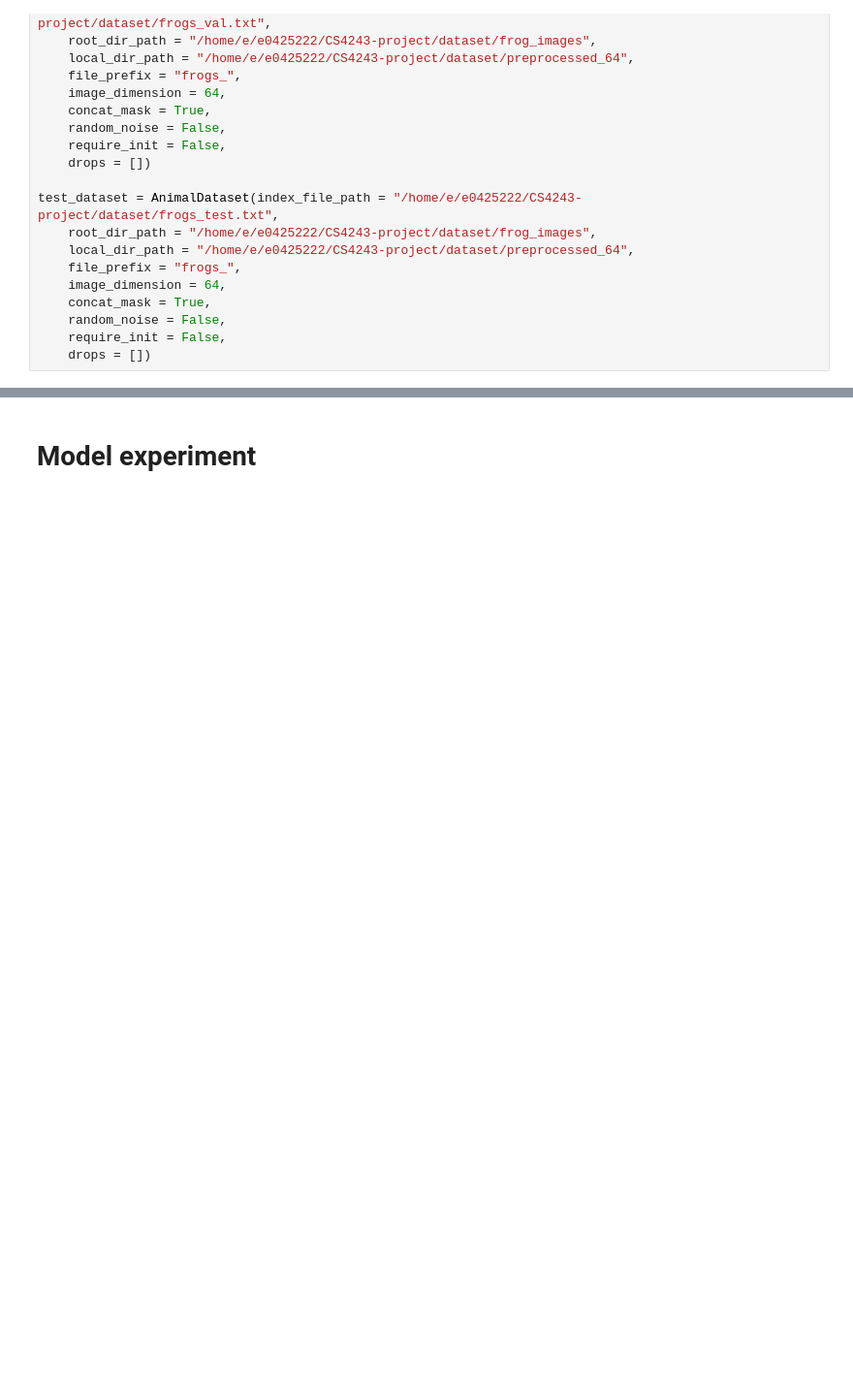
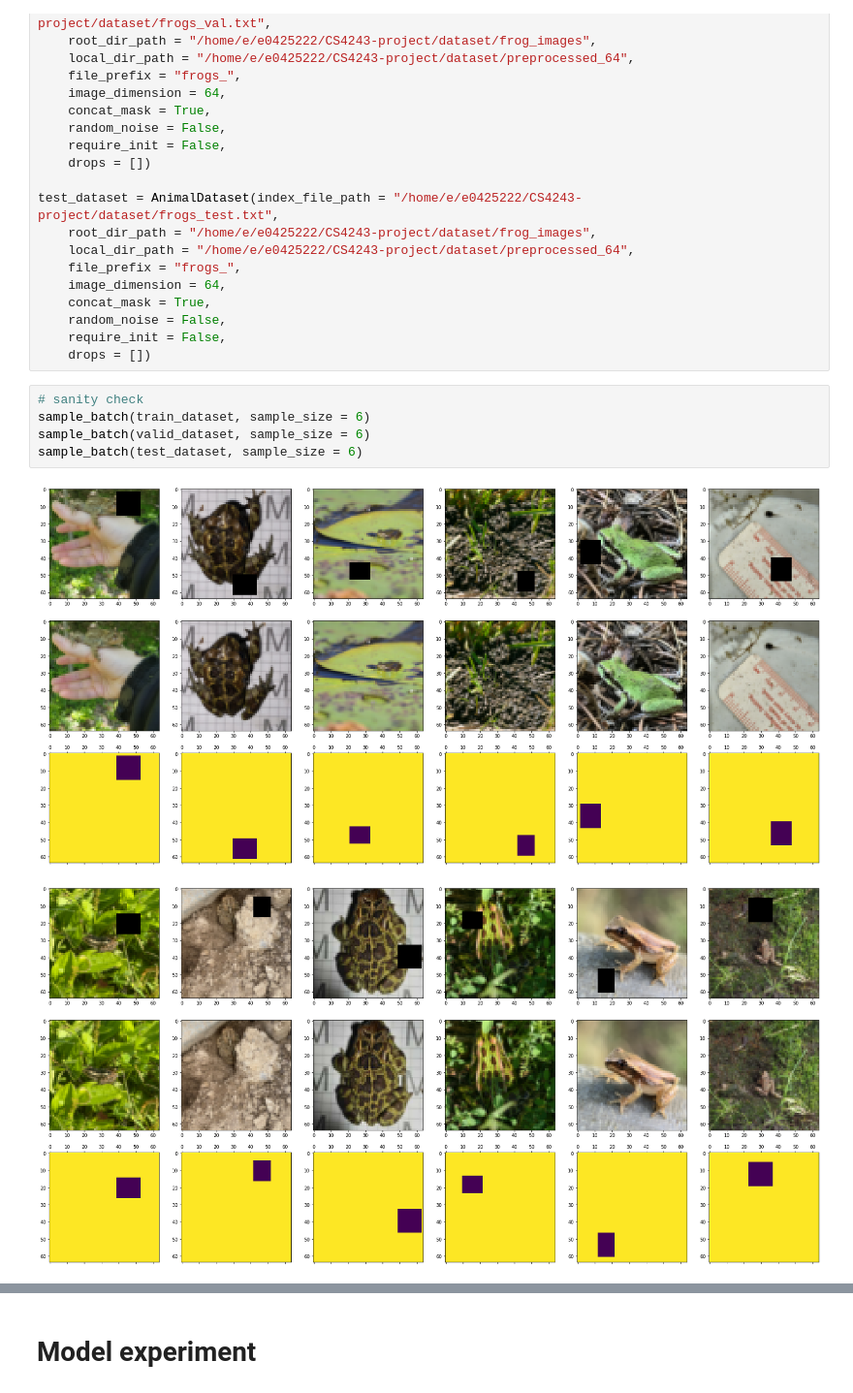
Before and after one commit to tanyjnaaman/CS4243-project, a Jupyter notebook: active_experiments/GraphGAN/GraphGAN.ipynb, the cells around one changed output, grey strips where cells are left out. Shown at 97% size. Saved outputs shown, nothing was run; the diff lists cells and outputs as text; blank space fills up the shorter version.

```diff
--- a/active_experiments/GraphGAN/GraphGAN.ipynb
+++ b/active_experiments/GraphGAN/GraphGAN.ipynb
@@ -47,3 +47,11 @@ test_dataset = AnimalDataset(index_file_path = "/home/e/e0425222/CS4243-project/
     random_noise = False,
     require_init = False,
     drops = [])
+# %%
+# sanity check
+sample_batch(train_dataset, sample_size = 6)
+sample_batch(valid_dataset, sample_size = 6)
+sample_batch(test_dataset, sample_size = 6)
+# %% [output]
+[figure, added]
+[figure, added]
```
Also changed, not shown: parts of 13 cells of this notebook, 4 other files.
